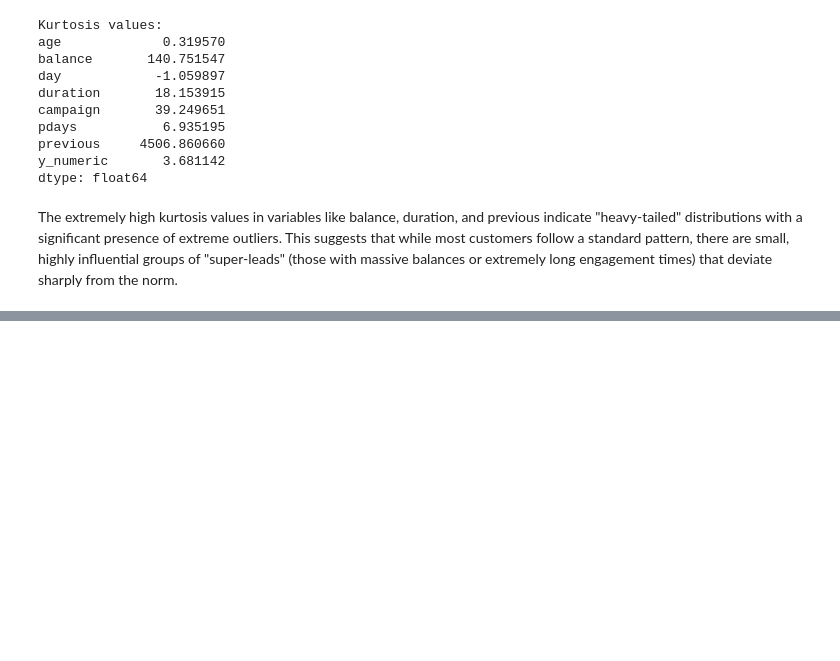
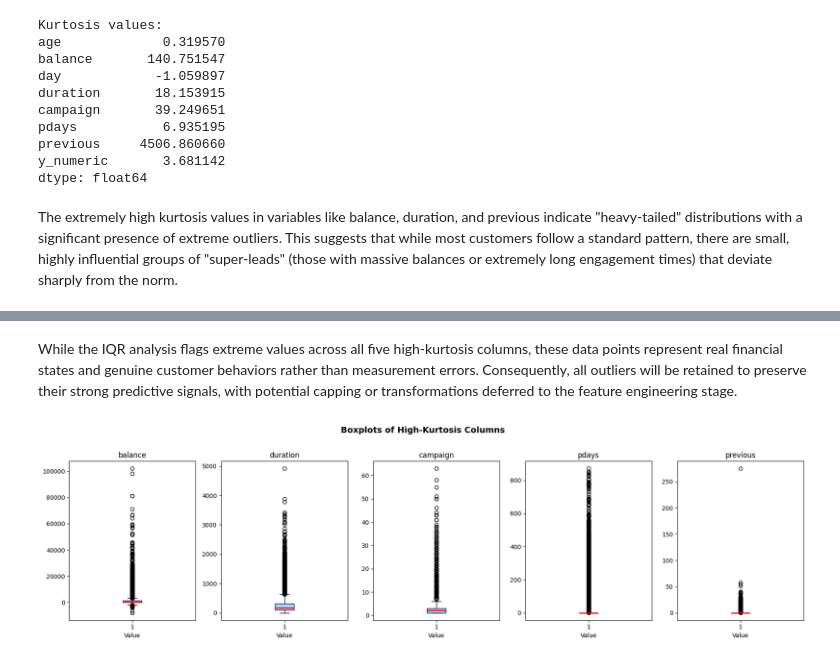
Before and after one commit to Raeesa12/FUTURE_DS_03, a Jupyter notebook: Notebook and Dataset/funnel_analysis.ipynb, the cells around one changed output, grey strips where cells are left out. Saved outputs shown, nothing was run; the diff lists cells and outputs as text; code cells hidden in the pictures; blank space fills up the shorter version.

```diff
--- a/Notebook and Dataset/funnel_analysis.ipynb
+++ b/Notebook and Dataset/funnel_analysis.ipynb
@@ -165,3 +165,22 @@ y_numeric       3.681142
 dtype: float64
 # %% [markdown]
 The extremely high kurtosis values in variables like balance, duration, and previous indicate "heavy-tailed" distributions with a significant presence of extreme outliers. This suggests that while most customers follow a standard pattern, there are small, highly influential groups of "super-leads" (those with massive balances or extremely long engagement times) that deviate sharply from the norm.
+# %%
+high_kurtosis_cols = ['balance', 'duration', 'campaign', 'pdays', 'previous']
+
+outlier_summary = []
+for col in high_kurtosis_cols:
+    Q1 = data[col].quantile(0.25)
+    Q3 = data[col].quantile(0.75)
+    IQR = Q3 - Q1
+    lower = Q1 - 1.5 * IQR
+    upper = Q3 + 1.5 * IQR
+    n_out = ((data[col] < lower) | (data[col] > upper)).sum()
+    pct   = round(n_out / len(data) * 100, 2)
+    outlier_summary.append({
+        'Column': col, 'Q1': Q1, 'Q3': Q3, 'IQR': IQR,
+        'Lower Bound': lower, 'Upper Bound': upper,
+        'Outlier Count': n_out, 'Outlier %': pct
+    })
+
+pd.DataFrame(outlier_summary)
@@ -167,0 +194,15 @@ The extremely high kurtosis values in variables like balance, duration, and prev
+# %% [markdown]
+While the IQR analysis flags extreme values across all five high-kurtosis columns, these data points represent real financial states and genuine customer behaviors rather than measurement errors. Consequently, all outliers will be retained to preserve their strong predictive signals, with potential capping or transformations deferred to the feature engineering stage.
+# %%
+fig, axes = plt.subplots(1, 5, figsize=(18, 5))
+for ax, col in zip(axes, high_kurtosis_cols):
+    ax.boxplot(data[col].dropna(), vert=True, patch_artist=True,
+               boxprops=dict(facecolor='#AED6F1', color='navy'),
+               medianprops=dict(color='red', linewidth=2))
+    ax.set_title(col, fontsize=12)
+    ax.set_xlabel('Value', fontsize=10)
+plt.suptitle('Boxplots of High-Kurtosis Columns', fontsize=14, fontweight='bold', y=1.02)
+plt.tight_layout()
+plt.show()
+# %% [output]
+[figure, added]
```
Also changed, not shown: parts of 11 cells of this notebook, 1 other file.
